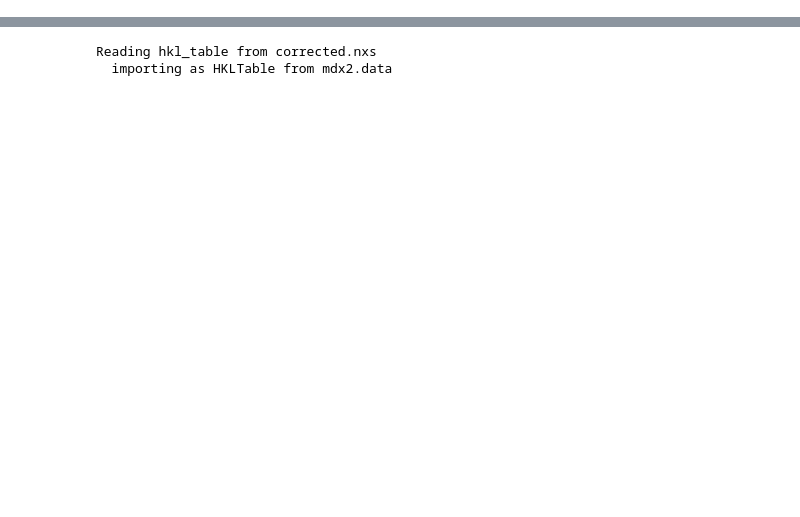
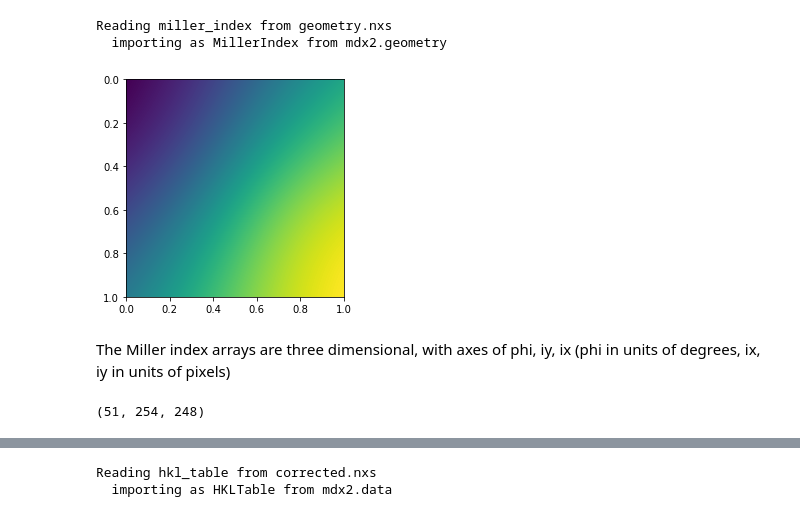
Before and after one commit to ando-lab/erice-2022-data-reduction, a Jupyter notebook: 6_mdx2_python.ipynb, the cells around one changed output, grey strips where cells are left out. Drawn from its saved outputs; the diff is of its cells as text; code cells hidden in the pictures; blank space fills up the shorter version.

```diff
--- a/6_mdx2_python.ipynb
+++ b/6_mdx2_python.ipynb
@@ -11,0 +26,16 @@ import pandas as pd
+# %%
+# load the miller index maps
+
+mi = loadobj('geometry.nxs','miller_index')
+
+ax = plt.imshow(mi.h[0,:,:],extent=[0,1,1,0])
+# %% [output]
+Reading miller_index from geometry.nxs
+  importing as MillerIndex from mdx2.geometry
+[figure, added]
+# %% [markdown]
+The Miller index arrays are three dimensional, with axes of phi, iy, ix (phi in units of degrees, ix, iy in units of pixels)
+# %%
+print(mi.h.shape)
+# %% [output]
+(51, 254, 248)
```
Also changed, not shown: parts of 45 cells of this notebook.
